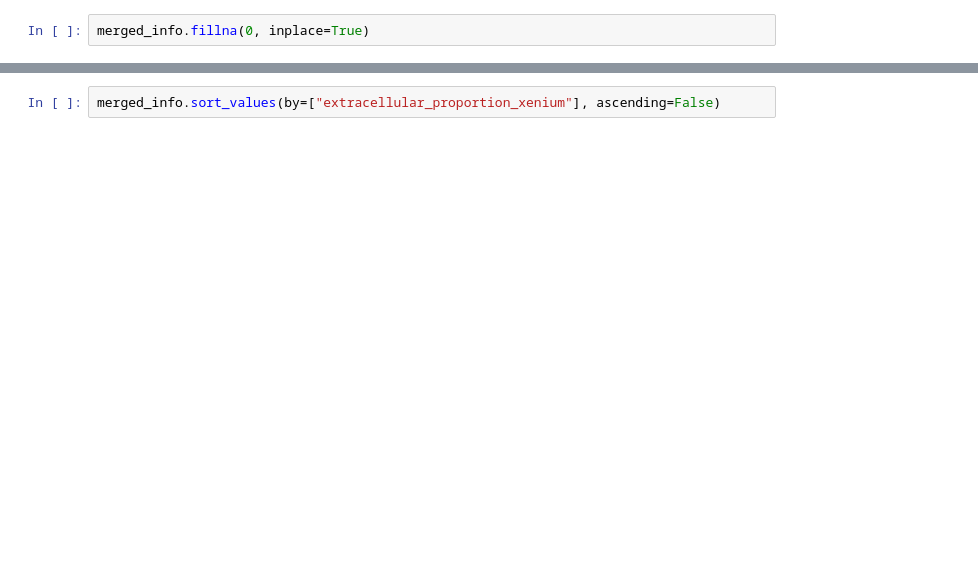
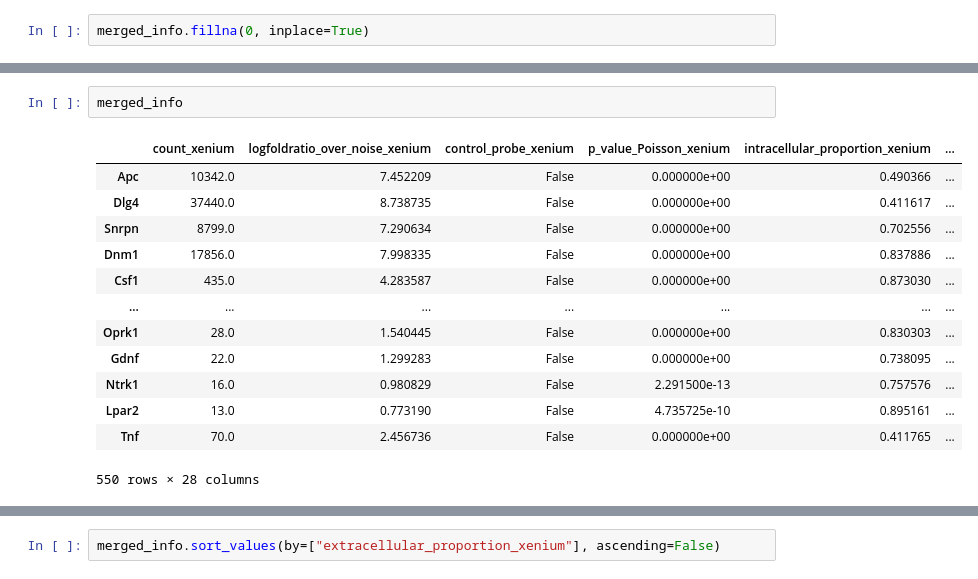
Before and after one commit to theislab/troutpy_reproducibility, a Jupyter notebook: notebooks/3_analysis_of_results/cross_technology_comparison.ipynb, the cells around one changed output, grey strips where cells are left out. Drawn from its saved outputs; the diff is of its cells as text; blank space fills up the shorter version.

```diff
--- a/notebooks/analysis_of_results/cross_technology_comparison.ipynb
+++ b/notebooks/3_analysis_of_results/cross_technology_comparison.ipynb
@@ -48,3 +187,19 @@ merged_info = merged_info[merged_info["logfoldratio_over_noise_xenium"] > 0]
+# %%
+merged_info
+# %% [output]
+|  | count_xenium | logfoldratio_over_noise_xenium | control_probe_xenium | p_value_Poisson_xenium | intracellular_proportion_xenium | ... |
+| Apc | 10342.0 | 7.452209 | False | 0.000000e+00 | 0.490366 | ... |
+| Dlg4 | 37440.0 | 8.738735 | False | 0.000000e+00 | 0.411617 | ... |
+| Snrpn | 8799.0 | 7.290634 | False | 0.000000e+00 | 0.702556 | ... |
+| Dnm1 | 17856.0 | 7.998335 | False | 0.000000e+00 | 0.837886 | ... |
+| Csf1 | 435.0 | 4.283587 | False | 0.000000e+00 | 0.873030 | ... |
+| ... | ... | ... | ... | ... | ... | ... |
+| Oprk1 | 28.0 | 1.540445 | False | 0.000000e+00 | 0.830303 | ... |
+| Gdnf | 22.0 | 1.299283 | False | 0.000000e+00 | 0.738095 | ... |
+| Ntrk1 | 16.0 | 0.980829 | False | 2.291500e-13 | 0.757576 | ... |
+| Lpar2 | 13.0 | 0.773190 | False | 4.735725e-10 | 0.895161 | ... |
+| Tnf | 70.0 | 2.456736 | False | 0.000000e+00 | 0.411765 | ... |
+550 rows × 28 columns
 # %%
 from sklearn.metrics.pairwise import cosine_similarity
 
```
Also changed, not shown: parts of 5 cells of this notebook, 35 other files.
